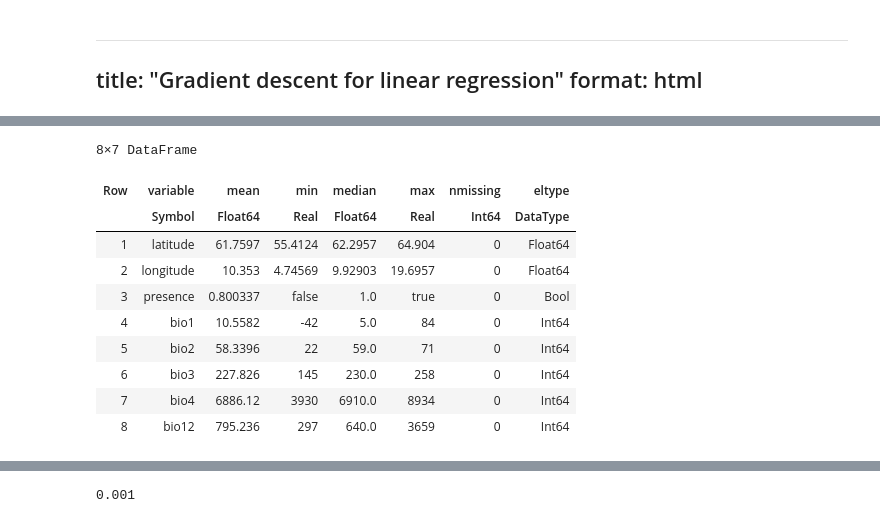
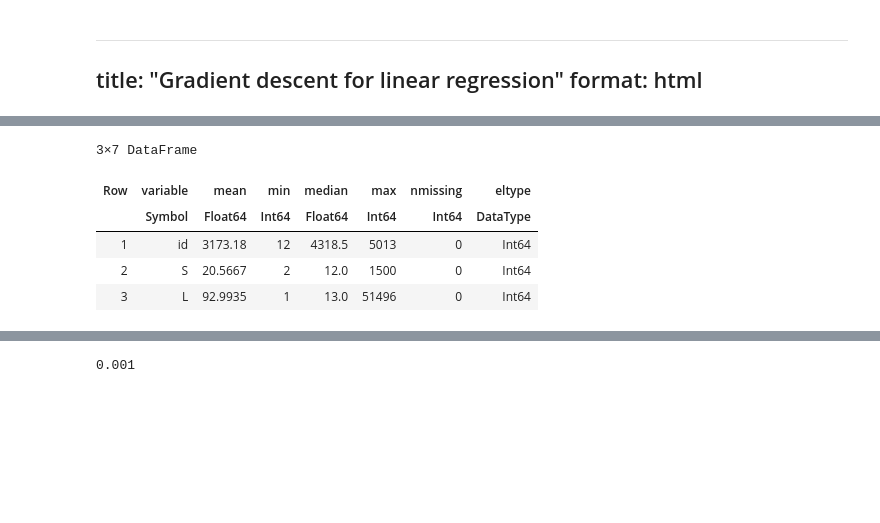
Before and after one commit to tpoisot/MLBS, a Jupyter notebook: notebooks/gradientdescent.ipynb, the cells around one changed output, grey strips where cells are left out. Saved outputs shown, nothing was run; the diff lists cells and outputs as text; code cells hidden in the pictures; blank space fills up the shorter version.

```diff
--- a/notebooks/gradientdescent.ipynb
+++ b/notebooks/gradientdescent.ipynb
@@ -16,16 +12,14 @@ CairoMakie.activate!(; px_per_unit = 2)
 # %%
 # Load the data
-rangifer = DataFrame(CSV.File("../data/gradientdescent/climate.csv"))
-describe(rangifer)
+ls = DataFrame(CSV.File("../data/gradientdescent/ls.csv"))
+select!(ls, Not(:P))
+select!(ls, Not(:H))
+ls = ls[ls.L .> 0, :]
+describe(ls)
 # %% [output]
-8×7 DataFrame
+3×7 DataFrame
 | Row | variable | mean | min | median | max | nmissing | eltype |
-|  | Symbol | Float64 | Real | Float64 | Real | Int64 | DataType |
-| 1 | latitude | 61.7597 | 55.4124 | 62.2957 | 64.904 | 0 | Float64 |
-| 2 | longitude | 10.353 | 4.74569 | 9.92903 | 19.6957 | 0 | Float64 |
-| 3 | presence | 0.800337 | false | 1.0 | true | 0 | Bool |
-| 4 | bio1 | 10.5582 | -42 | 5.0 | 84 | 0 | Int64 |
-| 5 | bio2 | 58.3396 | 22 | 59.0 | 71 | 0 | Int64 |
-| 6 | bio3 | 227.826 | 145 | 230.0 | 258 | 0 | Int64 |
-| 7 | bio4 | 6886.12 | 3930 | 6910.0 | 8934 | 0 | Int64 |
-| 8 | bio12 | 795.236 | 297 | 640.0 | 3659 | 0 | Int64 |
+|  | Symbol | Float64 | Int64 | Float64 | Int64 | Int64 | DataType |
+| 1 | id | 3173.18 | 12 | 4318.5 | 5013 | 0 | Int64 |
+| 2 | S | 20.5667 | 2 | 12.0 | 1500 | 0 | Int64 |
+| 3 | L | 92.9935 | 1 | 13.0 | 51496 | 0 | Int64 |
```
Also changed, not shown: parts of 14 cells of this notebook, 1 other file.
